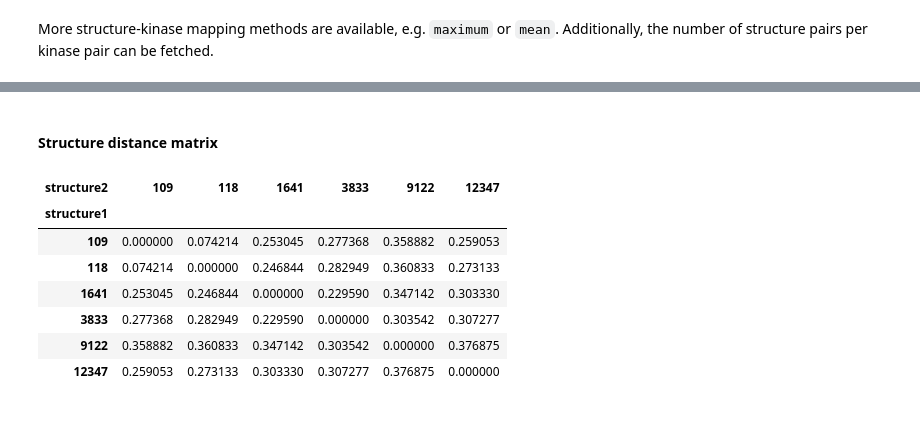
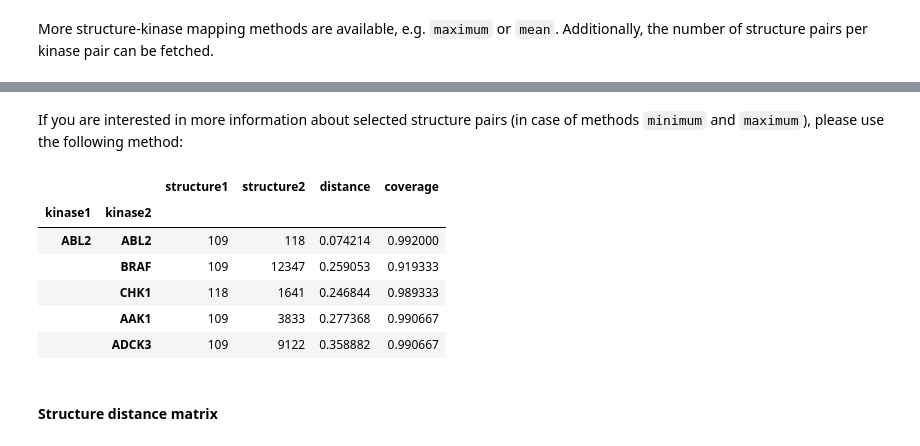
Before and after one commit to volkamerlab/kissim, a Jupyter notebook: docs/tutorials/comparison.ipynb, the cells around one changed output, grey strips where cells are left out. Drawn from its saved outputs; the diff is of its cells as text; code cells hidden in the pictures; blank space fills up the shorter version.

```diff
--- a/docs/tutorials/comparison.ipynb
+++ b/docs/tutorials/comparison.ipynb
@@ -223,13 +230,14 @@ fingerprint_distance_generator.kinase_distance_matrix(by="size")
+# %% [markdown]
+If you are interested in more information about selected structure pairs (in case of methods `minimum` and `maximum`), please use the following method:
+# %%
+fingerprint_distance_generator.kinase_distances(by="minimum").head()
+# %% [output]
+|  |  | structure1 | structure2 | distance | coverage |
+| kinase1 | kinase2 |  |  |  |  |
+| ABL2 | ABL2 | 109 | 118 | 0.074214 | 0.992000 |
+|  | BRAF | 109 | 12347 | 0.259053 | 0.919333 |
+|  | CHK1 | 118 | 1641 | 0.246844 | 0.989333 |
+|  | AAK1 | 109 | 3833 | 0.277368 | 0.990667 |
+|  | ADCK3 | 109 | 9122 | 0.358882 | 0.990667 |
 # %% [markdown]
 #### Structure distance matrix
-# %%
-fingerprint_distance_generator.structure_distance_matrix()
-# %% [output]
-| structure2 | 109 | 118 | 1641 | 3833 | 9122 | 12347 |
-| structure1 |  |  |  |  |  |  |
-| 109 | 0.000000 | 0.074214 | 0.253045 | 0.277368 | 0.358882 | 0.259053 |
-| 118 | 0.074214 | 0.000000 | 0.246844 | 0.282949 | 0.360833 | 0.273133 |
-| 1641 | 0.253045 | 0.246844 | 0.000000 | 0.229590 | 0.347142 | 0.303330 |
-| 3833 | 0.277368 | 0.282949 | 0.229590 | 0.000000 | 0.303542 | 0.307277 |
-| 9122 | 0.358882 | 0.360833 | 0.347142 | 0.303542 | 0.000000 | 0.376875 |
-| 12347 | 0.259053 | 0.273133 | 0.303330 | 0.307277 | 0.376875 | 0.000000 |
```
Also changed, not shown: parts of 9 cells of this notebook.
